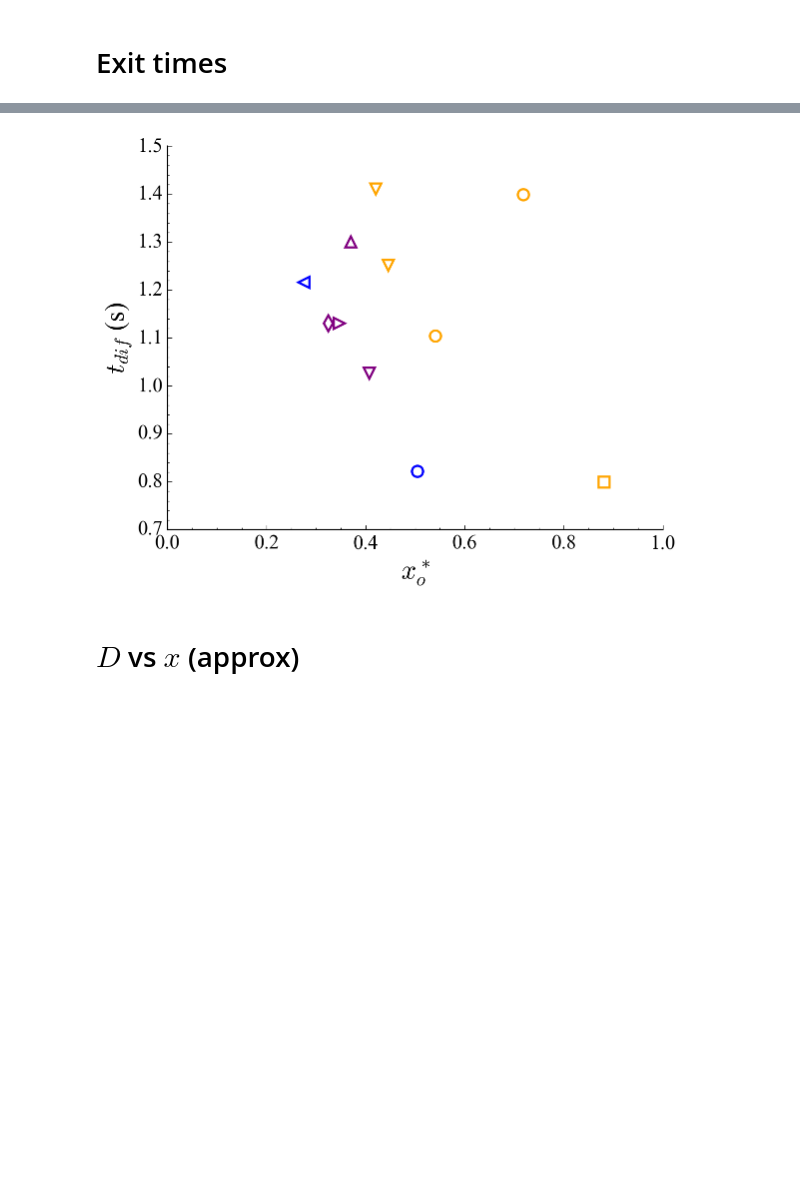
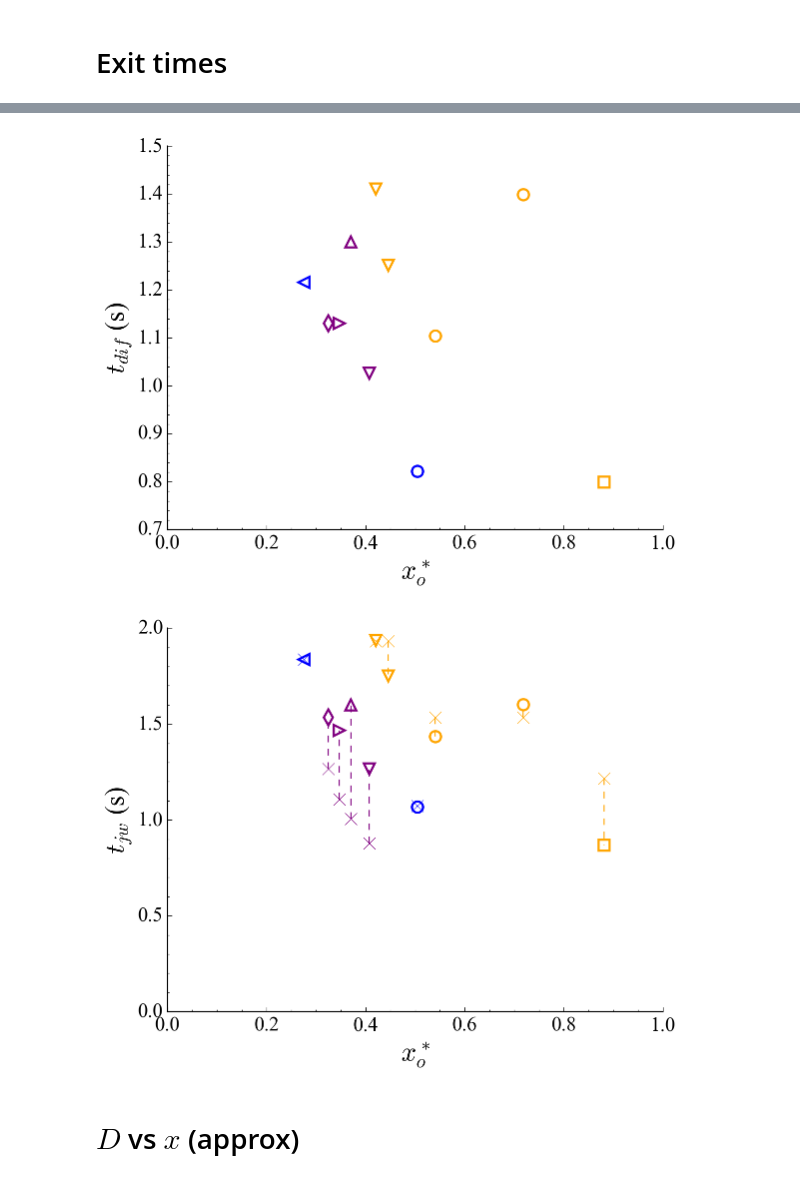
Before and after one commit to loganjt/DropletJumpWedge, a Jupyter notebook: Repos_Data/plotter_notebook.ipynb, the cells around one changed output, grey strips where cells are left out. Drawn from its saved outputs; the diff is of its cells as text; code cells hidden in the pictures; blank space fills up the shorter version.

```diff
--- a/Repos_Data/plotter_notebook.ipynb
+++ b/Repos_Data/plotter_notebook.ipynb
@@ -630,18 +660,11 @@ def exit_time_plots(data,meta):
         else:
             distance2exit[key] = x_max_theo-np.max(data[key]['average'])
     fig1 = plt.figure(facecolor='white')
-    fig2 = plt.figure(facecolor='white')
-    fig3 = plt.figure(facecolor='white')
-    fig4 = plt.figure(facecolor='white')
     fig5 = plt.figure(facecolor='white')
     fig6 = plt.figure(facecolor='white')
-    #fig2.set_figheight(30)
-    #fig2.set_figwidth(15)
+    fig2 = plt.figure(facecolor='white')
     e_times = [element for key,element in exit_times.items()]
-    n_points= np.size(e_times)
-    colormap = plt.get_cmap('brg')
-    cNorm  = colors.Normalize(vmin=0, vmax=n_points-1)
-    scalarMap = cmx.ScalarMappable(norm=cNorm, cmap=colormap)
+
     i = 0
     for key in exit_times:
         Ulim = (0.072*9.81/1000)**(1/4)*(-2)*math.cos(2.705)
@@ -651,57 +674,15 @@ def exit_time_plots(data,meta):
         dx = x_max_theo - data[key]['back'][0]
         t_theo2 = dx/(Ulim*1000)
         t_theo = (((3*meta[key]['Volume']*(10**-6))/(4*math.pi))**(1/3))*((1000/(0.072*9.81))**(1/4))*(1/(-2*math.cos(2.705)*(math.sin((meta[key]['Angle']/2)*math.pi/180))))
-        #if meta[key]['Volume']== 0.5:
-        #    colorVal = 'red'
-        #elif meta[key]['Volume']== 1.0:
-        #    colorVal = 'green'
-        #elif meta[key]['Volume']== 2.0:
-        #    colorVal = 'blue'
-        #elif meta[key]['Volume']== 3.0:
-        #    colorVal = 'yellow'
-        #elif meta[key]['Volume']== 4.0:
-        #    colorVal = 'brown'
-        #elif meta[key]['Volume']== 5.0:
-        #    colorVal = 'purple'
-        #elif meta[key]['Volume']== 6.0:
-        #    colorVal = 'black'
-        #elif meta[key]['Volume']== 10.0:
-         #   colorVal = 'orange'
-        if meta[key]['Volume']== 0.5:
-            style = 's'
-        elif meta[key]['Volume']== 1.0:
-            style = 'o'
-        elif meta[key]['Volume']== 2.0:
-            style = 'v'
-        elif meta[key]['Volume']== 3.0:
-            style = '^'
-        elif meta[key]['Volume']== 4.0:
-            style = '>'
-        elif meta[key]['Volume']== 5.0:
-            style = '<'
-        elif meta[key]['Volume']== 6.0:
-            style = 'd'
-        elif meta[key]['Volume']== 10.0:
-            style = 'D'
-        if meta[key]['Angle']== 2.0:
-            colorVal = 'red'
-        elif meta[key]['Angle']== 1.2:
-            colorVal = 'cyan'
-        elif meta[key]['Angle']== 3.5:
-            colorVal = 'orange'
-        elif meta[key]['Angle']== 4.0:
-            colorVal = 'green'
-        elif meta[key]['Angle']== 5.0:
-            colorVal = 'blue'
-        elif meta[key]['Angle']== 7.7:
-            colorVal = 'purple'
+
+        style,colorVal = color_style(key,meta)
+
         ax1 = fig1.add_subplot(1,1,1)
         ax1.plot(xi_norm[key],exit_times[key],c=colorVal,marker=style,markersize=10,fillstyle='none',markeredgewidth=2)
-        #ax1.plot(xi_norm[key],t_theo,c=colorVal,marker='x',markersize=11)
         ax1.set_xbound([0,1])
         ax1.set_ybound([0,2])
+        legend = basic_plot_format(ax1,r'$x_o^*$',r'$t_{jw}$ (s)',False,False,False)
 
-        legend = basic_plot_format(ax1,r'$x_o^*$',r'$t_{jw}$ (s)',False,False,False)
         ax1 = fig5.add_subplot(1,1,1)
         ax1.plot(xi_norm[key],exit_times[key],c=colorVal,marker=style,markersize=10,fillstyle='none',markeredgewidth=2)
         ax1.plot(xi_norm[key],t_theo,c=colorVal,marker='x',markersize=11)
@@ -710,39 +691,28 @@ def exit_time_plots(data,meta):
         ax1.set_ybound([0,2])
         legend = basic_plot_format(ax1,r'$x_o^*$',r'$t_{jw}$ (s)',False,False,False)
 
-        #ax2 = fig2.add_subplot(1,1,1)
-        #ax2.plot(meta[key]['Volume'],exit_times[key],c=colorVal,marker=style,markersize=10,fillstyle='none',markeredgewidth=2)
-        #ax2.plot(meta[key]['Volume'],t_theo,c=colorVal,marker='x',markersize=11)
-        #ax2.set_xbound([0,7])
-        #ax2.set_ybound([0,2])
-        #legend = basic_plot_format(ax2,r'$V$ (mL)',r'$t_{jw}$ (s)',False,False,False)
 
-        #ax3 = fig3.add_subplot(1,1,1)
-        #ax3.plot(meta[key]['Angle']/2,exit_times[key],c=colorVal,marker=style,markersize=10,fillstyle='none',markeredgewidth=2)
-        #ax3.plot(meta[key]['Angle']/2,t_theo,c=colorVal,marker='x',markersize=11)
-        #ax3.set_xbound([0,4])
-        #ax3.set_ybound([0,2])
-        #legend = basic_plot_format(ax3,r'$\alpha$ ($^{\circ}$)',r'$t_{jw}$ (s)',False,False,False)
+        ax2 = fig2.add_subplot(1,1,1)
+        ax2.plot(xi_norm[key],exit_times[key],c=colorVal,marker=style,markersize=10,fillstyle='none',markeredgewidth=2)
+        ax2.plot(xi_norm[key],2.23*t_theo,c=colorVal,marker='x',markersize=11)
+        ax2.plot([xi_norm[key],xi_norm[key]],[2.23*t_theo,exit_times[key]],c=colorVal,linestyle='--')
+        ax2.set_xbound([0,1])
+        ax2.set_ybound([0,2])
+        legend = basic_plot_format(ax2,r'$x_o^*$',r'$t_{jw}$ (s)',False,False,False)
 
-        #ax4 = fig4.add_subplot(1,1,1)
-        #ax4.plot(meta[key]['IL'],exit_times[key],c=colorVal,marker=style,markersize=10,fillstyle='none',markeredgewidth=2)
-        #ax4.plot(meta[key]['IL'],t_theo,c=colorVal,marker='x',markersize=11)
-        #ax4.set_ybound([0,2])
-        #ax4.set_xbound([0,160])
-        #legend = basic_plot_format(ax4,r'$x_o$ (mm)',r'$t_{jw}$ (s)',False,False,False)
 
         ax6 = fig6.add_subplot(1,1,1)
         ax6.plot(xi_norm[key],exit_times[key]-t_theo2,label=key,c=colorVal,marker=style,markersize=10,fillstyle='none',markeredgewidth=2)
-        #ax1.plot(xi_norm[key],t_theo,c=colorVal,marker='x',markersize=11)
         ax6.set_xbound([0,1])
         legend = basic_plot_format(ax6,r'$x^*_o$',r'$t_{dif}$ (s)',False,False,False)
-        #ax6.set_ybound([0,2])
+
         i=i+1
     plt.show()
     fig1.savefig('Figures/exittimesplot.png',dpi=400, bbox_inches='tight')
     fig1.savefig('Y:/Publications and Presentations/ASGSR_2017_DropJumpWedge/Figures/Plots/TJWvXo.png',transparent=True,dpi=600, bbox_inches='tight')
     fig5.savefig('Y:/Publications and Presentations/ASGSR_2017_DropJumpWedge/Figures/Plots/TJWvXo_wPred.png',transparent=True,dpi=600, bbox_inches='tight')
     fig6.savefig('Y:/Publications and Presentations/ASGSR_2017_DropJumpWedge/Figures/Plots/TJWvXo_Dif.png',transparent=True,dpi=600, bbox_inches='tight')
+    fig2.savefig('Y:/Publications and Presentations/ASGSR_2017_DropJumpWedge/Figures/Plots/TJWvXo_wPred_wCorr.png',transparent=True,dpi=600, bbox_inches='tight')
 
     return exit_times
 exit_times = exit_time_plots(data,meta)
@@ -754,5 +721,6 @@ exit_times = exit_time_plots(data,meta)
 [figure]
 [figure]
+[figure, added]
 # %%
 exit_times
 # %%
```
Also changed, not shown: parts of 3 cells of this notebook.
